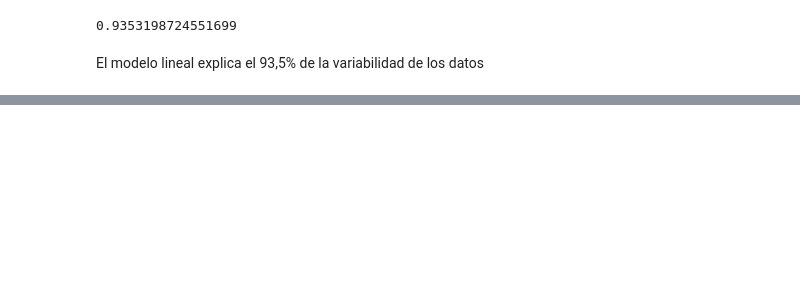
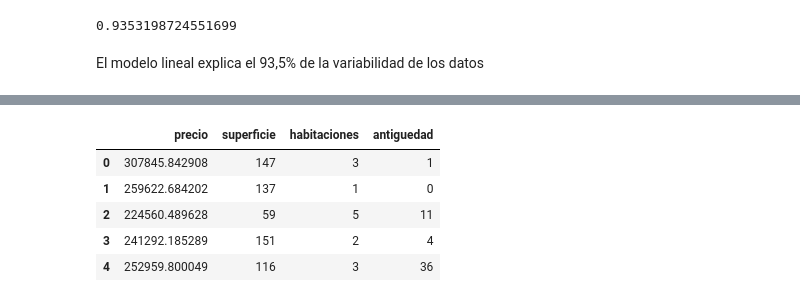
Before and after one commit to ppandomail/est, a Jupyter notebook: 4-regresion-lineal.ipynb, the cells around one changed output, grey strips where cells are left out. Saved outputs shown, nothing was run; the diff lists cells and outputs as text; code cells hidden in the pictures; blank space fills up the shorter version.

```diff
--- a/4-regresion-lineal.ipynb
+++ b/4-regresion-lineal.ipynb
@@ -415,0 +496,41 @@ El modelo lineal explica el 93,5% de la variabilidad de los datos
+# %%
+import numpy as np
+import pandas as pd
+import matplotlib.pyplot as plt
+
+import statsmodels.api as sm
+from statsmodels.stats.outliers_influence import variance_inflation_factor
+from statsmodels.stats.diagnostic import het_breuschpagan
+
+np.random.seed(42)
+
+# ----- Dataset simulado: precio de viviendas -----
+n = 120
+superficie = np.random.randint(45, 220, n)      # m^2
+habitaciones = np.random.randint(1, 6, n)       # 1..5
+antiguedad = np.random.randint(0, 40, n)        # años
+
+# Ecuación generadora (lineal) + ruido Gaussiano
+precio = (
+    60000
+    + 1300*superficie
+    + 18000*habitaciones
+    - 1000*antiguedad
+    + np.random.normal(0, 25000, n)
+)
+
+data = pd.DataFrame({
+    "precio": precio,
+    "superficie": superficie,
+    "habitaciones": habitaciones,
+    "antiguedad": antiguedad
+})
+
+data.head()
+# %% [output]
+|  | precio | superficie | habitaciones | antiguedad |
+| 0 | 307845.842908 | 147 | 3 | 1 |
+| 1 | 259622.684202 | 137 | 1 | 0 |
+| 2 | 224560.489628 | 59 | 5 | 11 |
+| 3 | 241292.185289 | 151 | 2 | 4 |
+| 4 | 252959.800049 | 116 | 3 | 36 |
```
Also changed, not shown: parts of 24 cells of this notebook, 2 other files.
